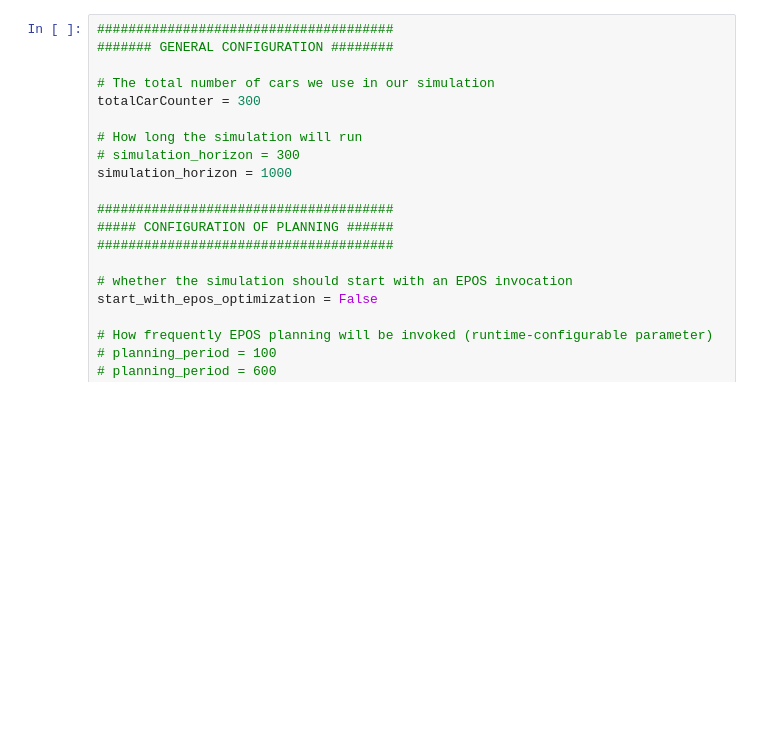
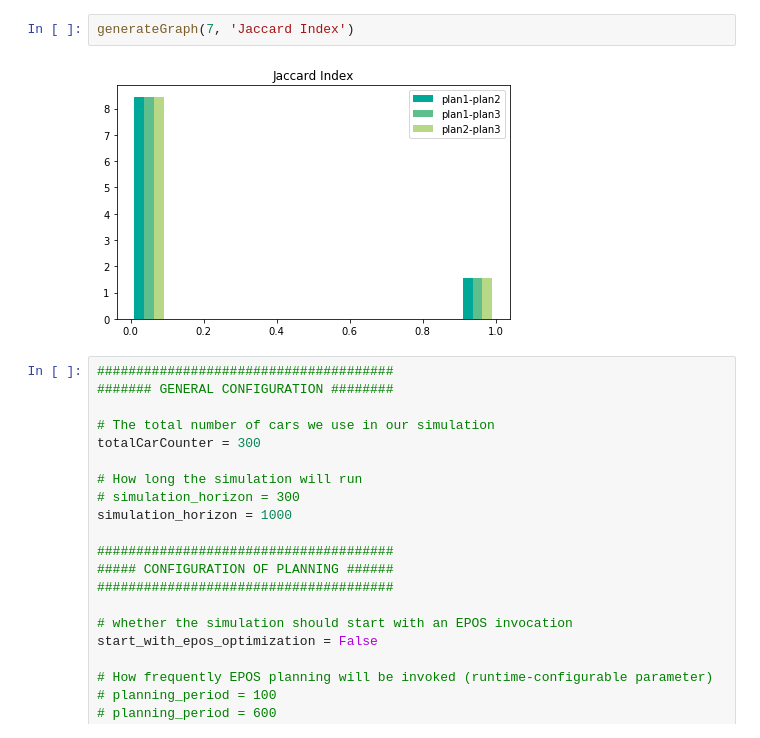
Before and after one commit to iliasger/TRAPP, a Jupyter notebook: analysis/SimilarityMeasureGraphs.ipynb, the cells around one changed output. Saved outputs shown, nothing was run; the diff lists cells and outputs as text; blank space fills up the shorter version.

```diff
--- a/analysis/SimilarityMeasureGraphs.ipynb
+++ b/analysis/SimilarityMeasureGraphs.ipynb
@@ -80,3 +79,7 @@ generateGraph(6, 'Euclidean Distance')
+# %%
+generateGraph(7, 'Jaccard Index')
+# %% [output]
+[figure, added]
 # %%
 ######################################
 ####### GENERAL CONFIGURATION ########
```
Also changed, not shown: parts of 6 cells of this notebook, 4 other files.
